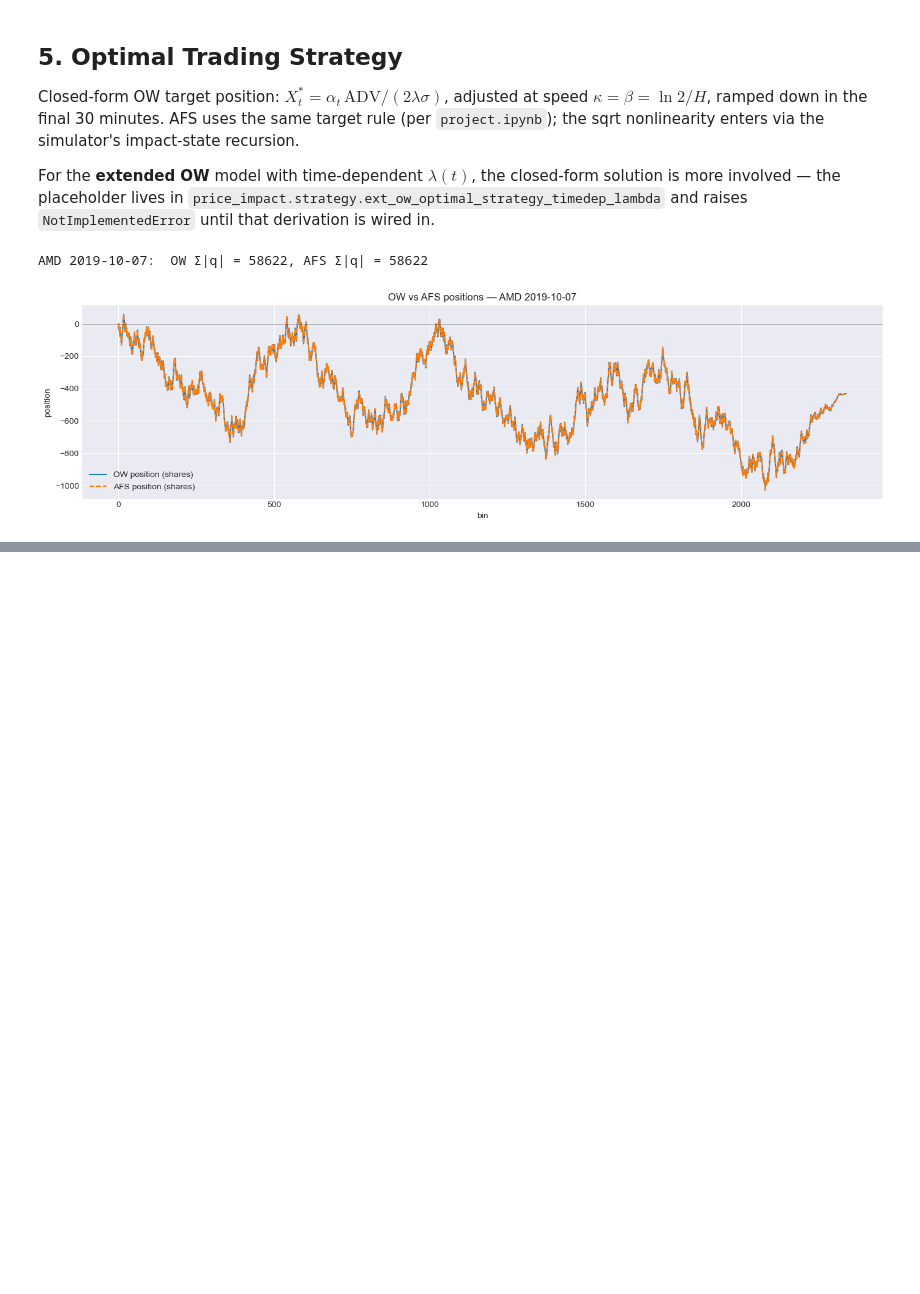
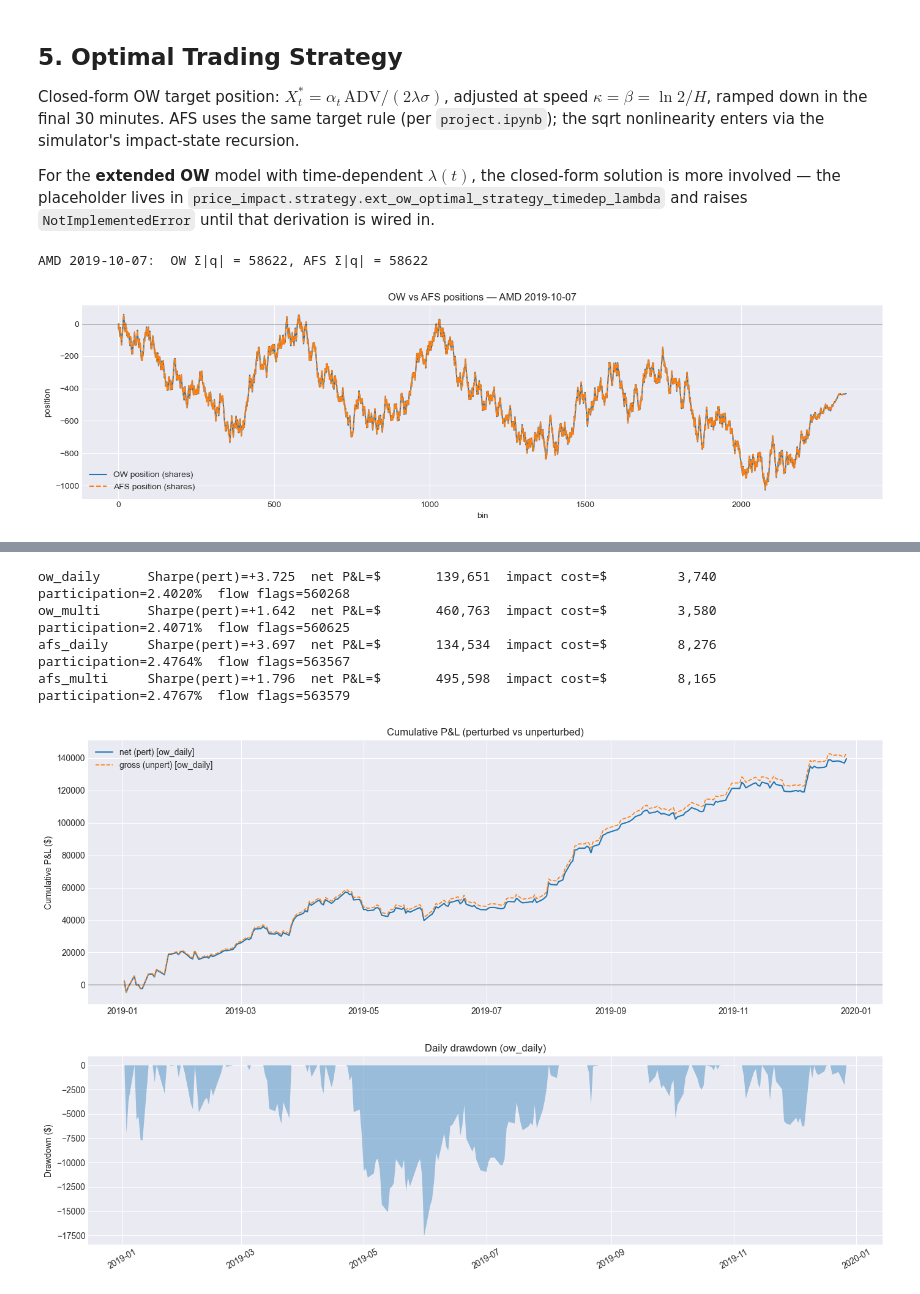
Before and after one commit to christopher-dybdahl/price_impact_optimal_execution, a Jupyter notebook: final_pipeline.ipynb, the cells around one changed output, grey strips where cells are left out. Cells and saved outputs as stored; diff of their text form; code cells hidden in the pictures; blank space fills up the shorter version.

```diff
--- a/final_pipeline.ipynb
+++ b/final_pipeline.ipynb
@@ -591,12 +448,0 @@ tca_summary_df[
-# %%
-fig, ax = plt.subplots(figsize=(14, 5))
-for name, out in runs.items():
-    cum = pi.cumulative_pnl(out.daily, "pnl_sim")
-    ax.plot(cum.index, cum.values, label=f"{name} (net)", lw=1.3)
-ax.axhline(0, color="k", lw=0.5)
-ax.set_ylabel("Cumulative net P&L ($)")
-ax.set_title("Net cumulative P&L across configs")
-ax.legend()
-ax.tick_params(axis="x", rotation=30)
-plt.tight_layout()
-plt.show()
@@ -643,0 +476,68 @@ Outstanding work:
+# %%
+configs = [
+    pi.BacktestConfig(
+        name="ow_daily",
+        model_type="linear",
+        strategy="ow",
+        carry="daily",
+        half_life_minutes=H_star,
+        tau_bins=TAU_BINS,
+        rho=RHO,
+        h_alpha_bins=H_ALPHA_BINS,
+    ),
+    pi.BacktestConfig(
+        name="ow_multi",
+        model_type="linear",
+        strategy="ow",
+        carry="multi",
+        half_life_minutes=H_star,
+        tau_bins=TAU_BINS,
+        rho=RHO,
+        h_alpha_bins=H_ALPHA_BINS,
+    ),
+    pi.BacktestConfig(
+        name="afs_daily",
+        model_type="sqrt",
+        strategy="afs",
+        carry="daily",
+        half_life_minutes=H_star,
+        tau_bins=TAU_BINS,
+        rho=RHO,
+        h_alpha_bins=H_ALPHA_BINS,
+    ),
+    pi.BacktestConfig(
+        name="afs_multi",
+        model_type="sqrt",
+        strategy="afs",
+        carry="multi",
+        half_life_minutes=H_star,
+        tau_bins=TAU_BINS,
+        rho=RHO,
+        h_alpha_bins=H_ALPHA_BINS,
+    ),
+]
+
+runs = {}
+for cfg in configs:
+    lam_lookup = (lam_lookup_daily if cfg.carry == "daily" else lam_lookup_multi)[
+        cfg.model_type
+    ]
+    sample_day = (panel.stocks[0], alphas["date"].iloc[len(alphas) // 2])
+    out = pi.run_and_save(
+        data, daily_stats, alphas, lam_lookup, cfg, sample_path=sample_day
+    )
+    runs[cfg.name] = out
+    print(
+        f"{cfg.name:12s}  Sharpe(pert)={out.metrics['sharpe_pert']:+.3f}  "
+        f"net P&L=${out.metrics['total_pnl_pert']:>14,.0f}  "
+        f"impact cost=${out.metrics['total_impact_cost']:>14,.0f}  "
+        f"participation={out.metrics['realized_participation']:.4%}  "
+        f"flow flags={out.metrics['flow_flag_count']:d}"
+    )
+# %% [output]
+ow_daily      Sharpe(pert)=+3.725  net P&L=$       139,651  impact cost=$         3,740  participation=2.4020%  flow flags=560268
+ow_multi      Sharpe(pert)=+1.642  net P&L=$       460,763  impact cost=$         3,580  participation=2.4071%  flow flags=560625
+afs_daily     Sharpe(pert)=+3.697  net P&L=$       134,534  impact cost=$         8,276  participation=2.4764%  flow flags=563567
+afs_multi     Sharpe(pert)=+1.796  net P&L=$       495,598  impact cost=$         8,165  participation=2.4767%  flow flags=563579
+[figure, added]
+[figure, added]
```
Also changed, not shown: parts of 25 cells of this notebook.
